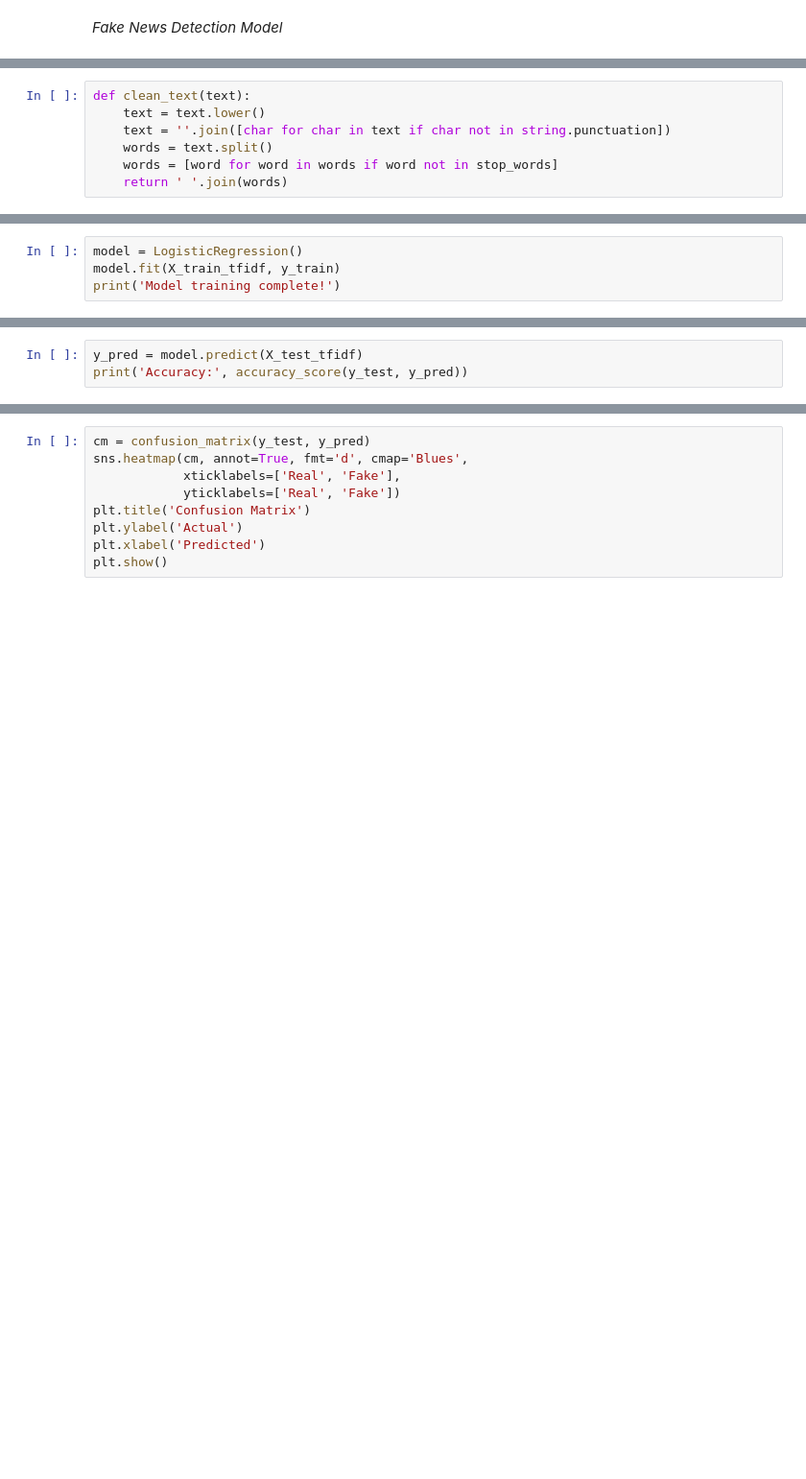
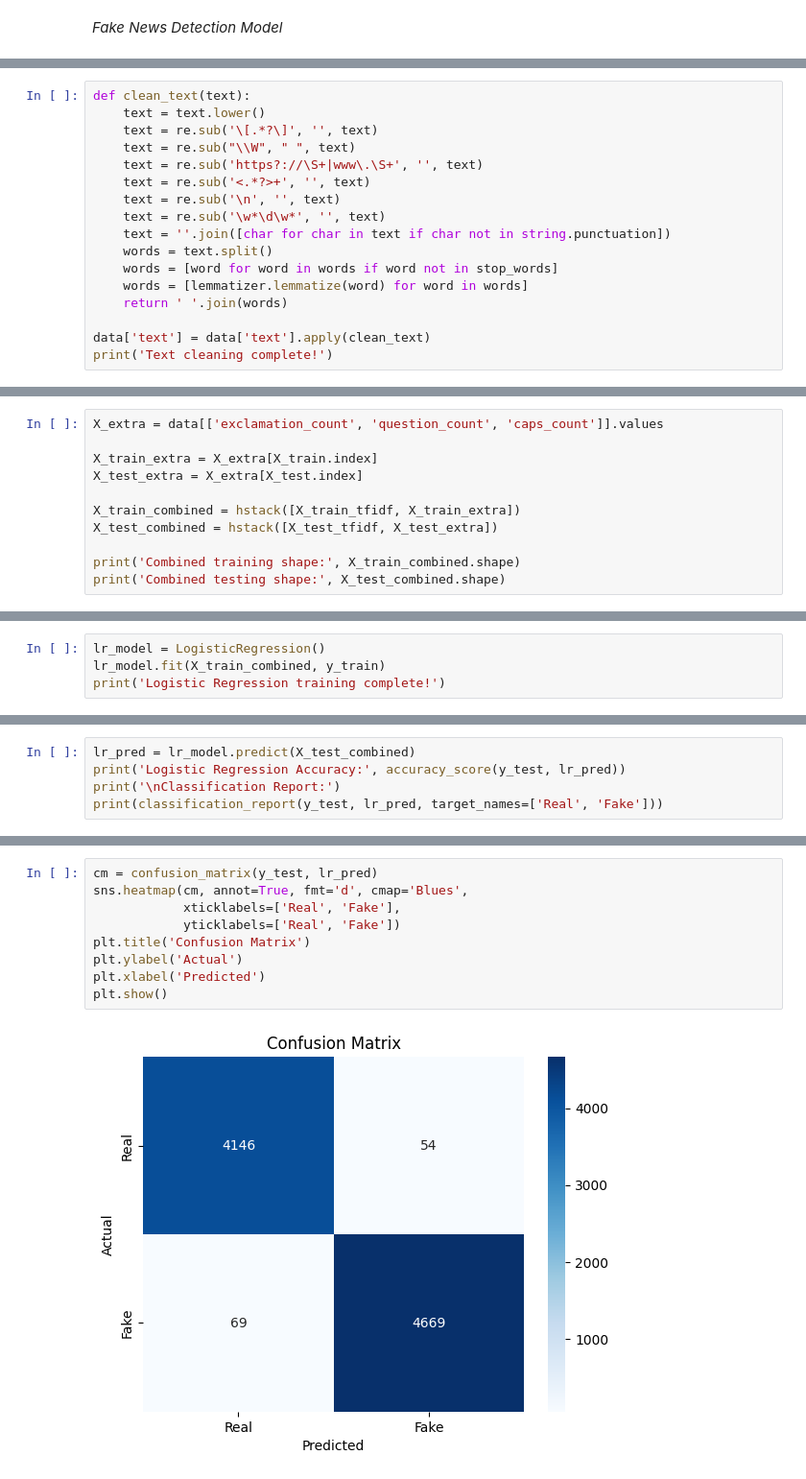
Before and after one commit to shreyayyyy/Fake-News-Detection-Model, a Jupyter notebook: main.ipynb, the cells around one changed output, grey strips where cells are left out. Shown at 96% size. Saved outputs shown, nothing was run; the diff lists cells and outputs as text; blank space fills up the shorter version.

Commit message:
Add feature engineering, text cleaning improvements, and Random Forest model

```diff
--- a/main.ipynb
+++ b/main.ipynb
@@ -62,7 +132,17 @@ plt.show()
 # %%
 def clean_text(text):
     text = text.lower()
+    text = re.sub('\[.*?\]', '', text)
+    text = re.sub("\\W", " ", text)
+    text = re.sub('https?://\S+|www\.\S+', '', text)
+    text = re.sub('<.*?>+', '', text)
+    text = re.sub('\n', '', text)
+    text = re.sub('\w*\d\w*', '', text)
     text = ''.join([char for char in text if char not in string.punctuation])
     words = text.split()
     words = [word for word in words if word not in stop_words]
+    words = [lemmatizer.lemmatize(word) for word in words]
     return ' '.join(words)
+
+data['text'] = data['text'].apply(clean_text)
+print('Text cleaning complete!')
@@ -83,0 +166,11 @@ print('Testing set size:', X_test_tfidf.shape)
+# %%
+X_extra = data[['exclamation_count', 'question_count', 'caps_count']].values
+
+X_train_extra = X_extra[X_train.index]
+X_test_extra = X_extra[X_test.index]
+
+X_train_combined = hstack([X_train_tfidf, X_train_extra])
+X_test_combined = hstack([X_test_tfidf, X_test_extra])
+
+print('Combined training shape:', X_train_combined.shape)
+print('Combined testing shape:', X_test_combined.shape)
@@ -84,4 +180,4 @@ print('Testing set size:', X_test_tfidf.shape)
 # %%
-model = LogisticRegression()
-model.fit(X_train_tfidf, y_train)
-print('Model training complete!')
+lr_model = LogisticRegression()
+lr_model.fit(X_train_combined, y_train)
+print('Logistic Regression training complete!')
@@ -88,3 +200,5 @@ print('Model training complete!')
 # %%
-y_pred = model.predict(X_test_tfidf)
-print('Accuracy:', accuracy_score(y_test, y_pred))
+lr_pred = lr_model.predict(X_test_combined)
+print('Logistic Regression Accuracy:', accuracy_score(y_test, lr_pred))
+print('\nClassification Report:')
+print(classification_report(y_test, lr_pred, target_names=['Real', 'Fake']))
@@ -96,9 +261,11 @@ print('Standard Deviation:', cv_scores.std())
 # %%
-cm = confusion_matrix(y_test, y_pred)
+cm = confusion_matrix(y_test, lr_pred)
 sns.heatmap(cm, annot=True, fmt='d', cmap='Blues',
             xticklabels=['Real', 'Fake'],
             yticklabels=['Real', 'Fake'])
 plt.title('Confusion Matrix')
 plt.ylabel('Actual')
 plt.xlabel('Predicted')
 plt.show()
+# %% [output]
+[figure, added]
```
Also changed, not shown: parts of 26 cells of this notebook, 2 other files.
